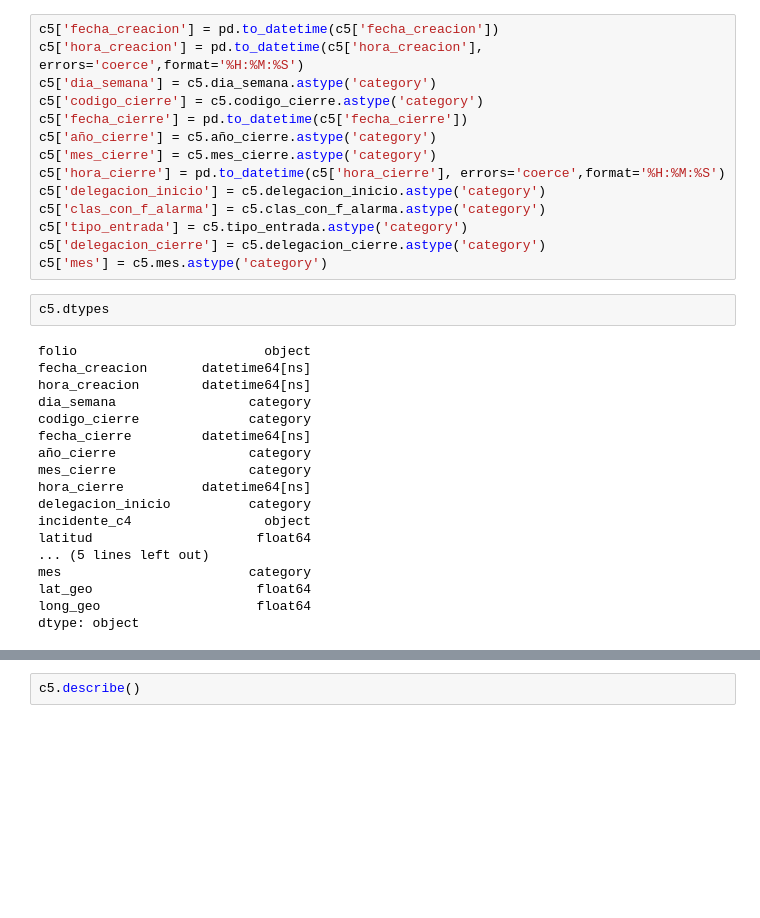
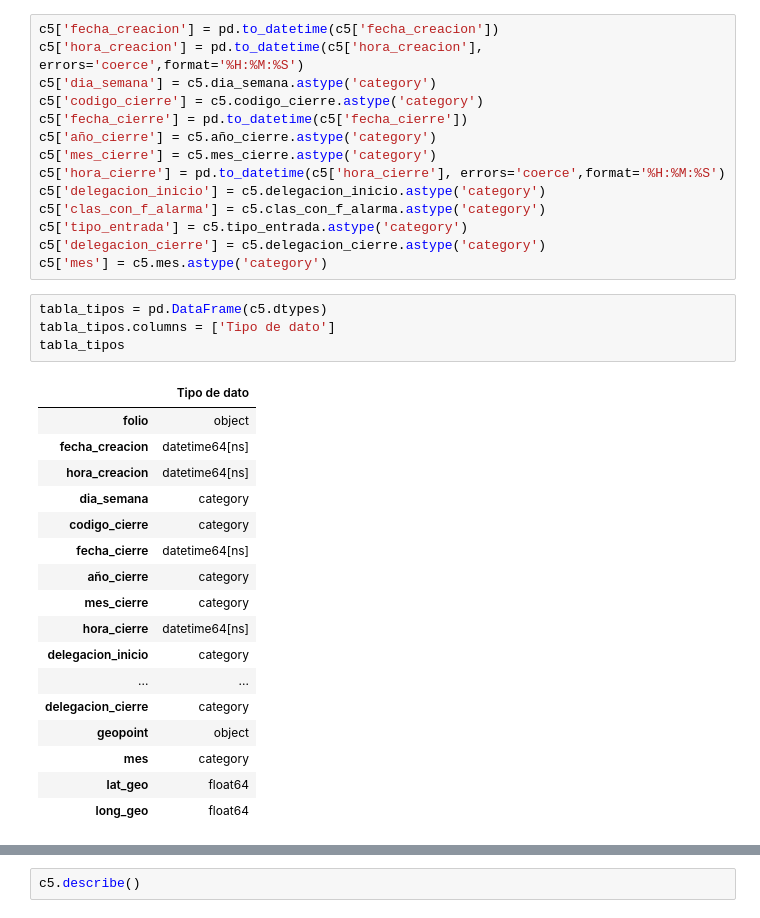
Before and after one commit to YusuriAR/Incidentes_c5, a Jupyter notebook: notebooks/Proyecto1_Eq8.ipynb, the cells around one changed output, grey strips where cells are left out. Drawn from its saved outputs; the diff is of its cells as text; blank space fills up the shorter version.

```diff
--- a/notebooks/Proyecto1_Eq8.ipynb
+++ b/notebooks/Proyecto1_Eq8.ipynb
@@ -318,23 +319,25 @@ c5['clas_con_f_alarma'] = c5.clas_con_f_alarma.astype('category')
 c5['tipo_entrada'] = c5.tipo_entrada.astype('category')
 c5['delegacion_cierre'] = c5.delegacion_cierre.astype('category')
 c5['mes'] = c5.mes.astype('category')
-# %%
-c5.dtypes
-# %% [output]
-folio                        object
-fecha_creacion       datetime64[ns]
-hora_creacion        datetime64[ns]
-dia_semana                 category
-codigo_cierre              category
-fecha_cierre         datetime64[ns]
-año_cierre                 category
-mes_cierre                 category
-hora_cierre          datetime64[ns]
-delegacion_inicio          category
-incidente_c4                 object
-latitud                     float64
-... (5 lines left out)
-mes                        category
-lat_geo                     float64
-long_geo                    float64
-dtype: object
+# %%
+tabla_tipos = pd.DataFrame(c5.dtypes)
+tabla_tipos.columns = ['Tipo de dato']
+tabla_tipos
+# %% [output]
+|  | Tipo de dato |
+| folio | object |
+| fecha_creacion | datetime64[ns] |
+| hora_creacion | datetime64[ns] |
+| dia_semana | category |
+| codigo_cierre | category |
+| fecha_cierre | datetime64[ns] |
+| año_cierre | category |
+| mes_cierre | category |
+| hora_cierre | datetime64[ns] |
+| delegacion_inicio | category |
+| ... | ... |
+| delegacion_cierre | category |
+| geopoint | object |
+| mes | category |
+| lat_geo | float64 |
+| long_geo | float64 |
```
Also changed, not shown: parts of 8 cells of this notebook.
